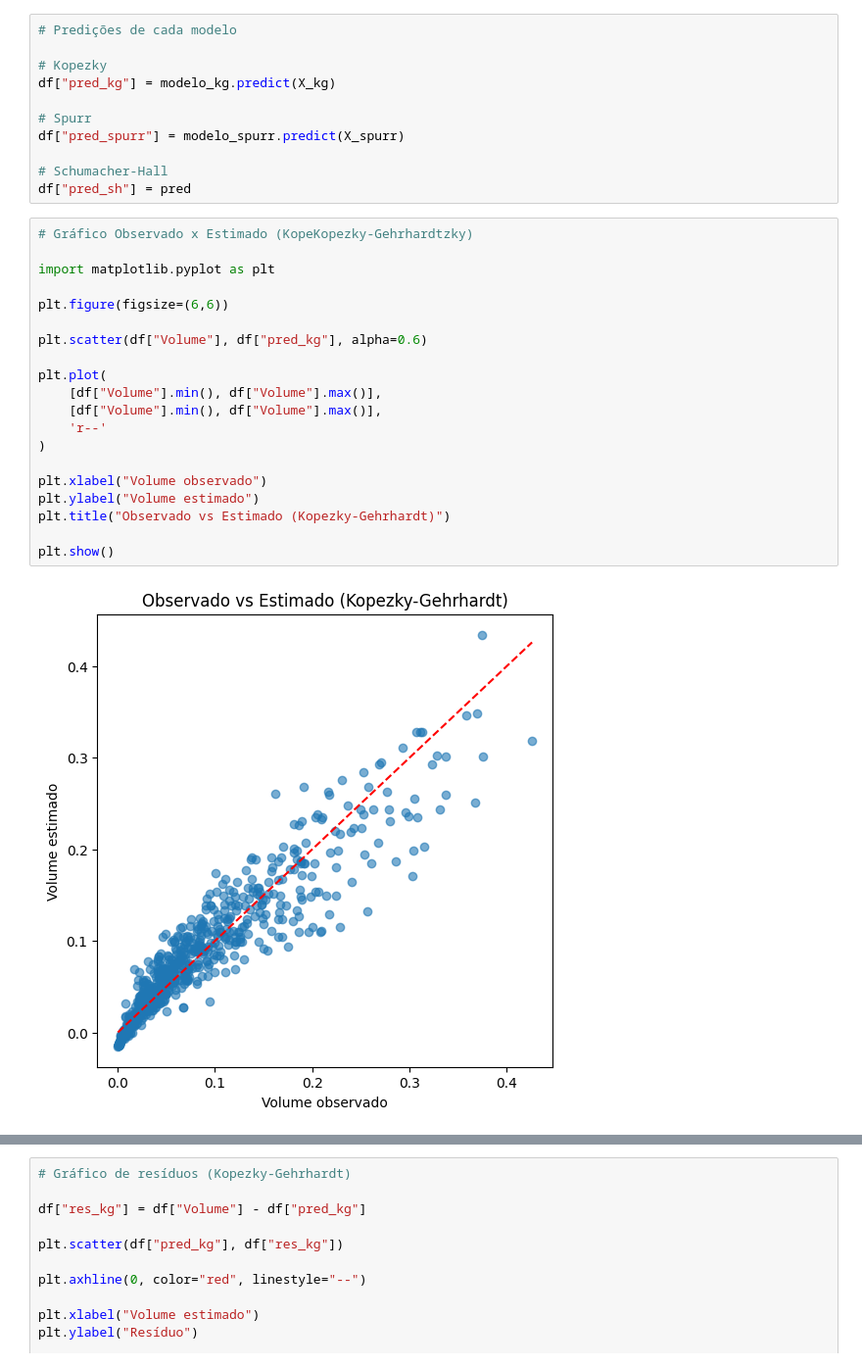
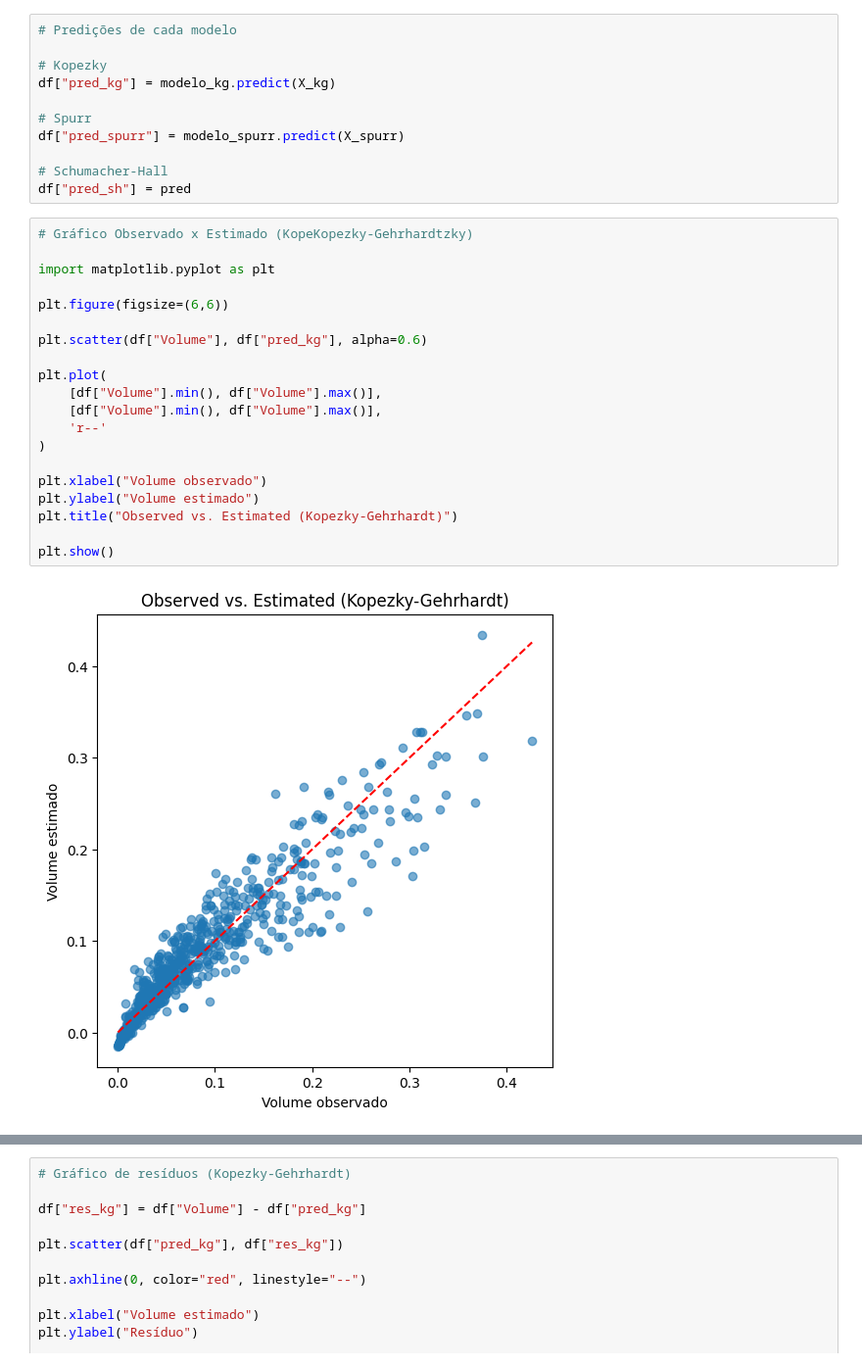
Before and after one commit to sidneyroberto/estimativa-volume-mogno-africando, a Jupyter notebook: analise_volume.ipynb, the cells around one changed output, grey strips where cells are left out. Shown at 98% size. Drawn from its saved outputs; the diff is of its cells as text.

```diff
--- a/analise_volume.ipynb
+++ b/analise_volume.ipynb
@@ -247,25 +247,25 @@ df["pred_sh"] = pred
 # %%
 # Gráfico Observado x Estimado (KopeKopezky-Gehrhardtzky)
 
 import matplotlib.pyplot as plt
 
 plt.figure(figsize=(6,6))
 
 plt.scatter(df["Volume"], df["pred_kg"], alpha=0.6)
 
 plt.plot(
     [df["Volume"].min(), df["Volume"].max()],
     [df["Volume"].min(), df["Volume"].max()],
     'r--'
 )
 
 plt.xlabel("Volume observado")
 plt.ylabel("Volume estimado")
-plt.title("Observado vs Estimado (Kopezky-Gehrhardt)")
+plt.title("Observed vs. Estimated (Kopezky-Gehrhardt)")
 
 plt.show()
 # %% [output]
-[figure, old version]
+[figure, new version]
 # %%
 # Gráfico Observado x Estimado (Spurr)
 
```
Also changed, not shown: parts of 10 cells of this notebook, 4 other files.
